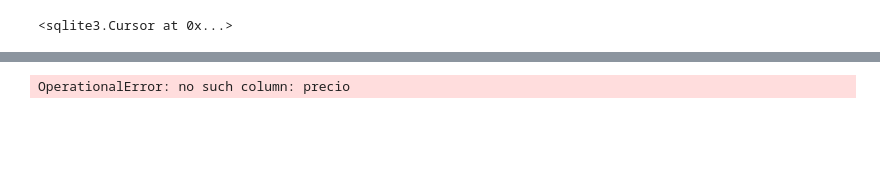
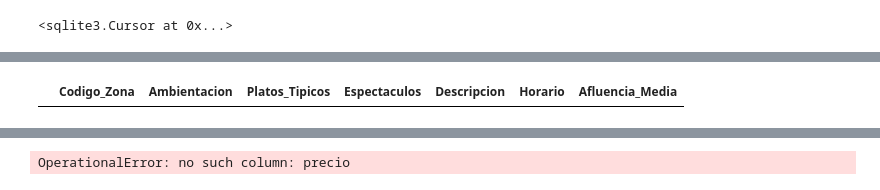
Before and after one commit to mankolepanto/team_challenge_2, a Jupyter notebook: Ejercicio_Modelo_BD/insert_alberto.ipynb, the cells around one changed output, grey strips where cells are left out. Drawn from its saved outputs; the diff is of its cells as text; code cells hidden in the pictures; blank space fills up the shorter version.

```diff
--- a/Ejercicio_Modelo_BD/insert_alberto.ipynb
+++ b/Ejercicio_Modelo_BD/insert_alberto.ipynb
@@ -345,3 +349,9 @@ df
+# %%
+conn.commit()
+df = pd.read_sql_query('SELECT * FROM zonas ', conn)
+df
+# %% [output]
+|  | Codigo_Zona | Ambientacion | Platos_Tipicos | Espectaculos | Descripcion | Horario | Afluencia_Media |
 # %%
 # ZONAS - TERRA MITICA
 
```
Also changed, not shown: parts of 3 cells of this notebook, 5 other files.
